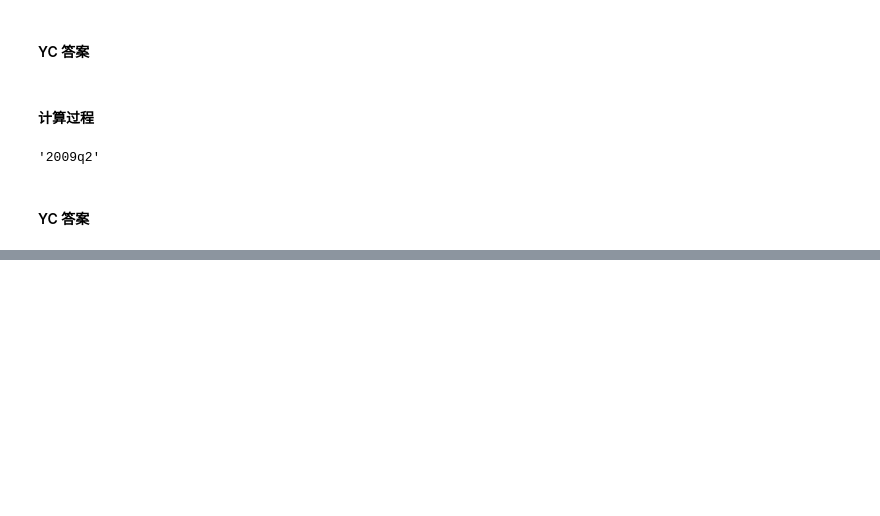
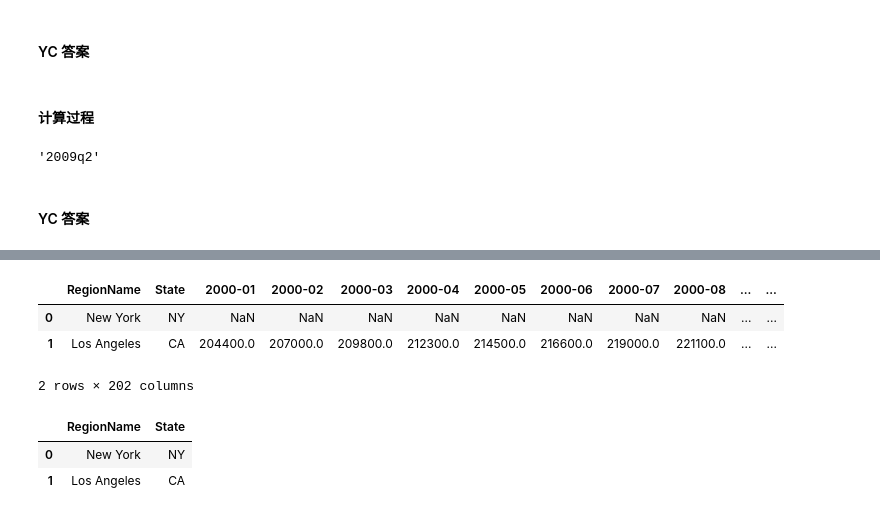
Before and after one commit to yunjcai/Applied-Data-Science-with-Python-Specialization, a Jupyter notebook: 1. Introduction to Data Science in Python/Week 4/Assignment+4.ipynb, the cells around one changed output, grey strips where cells are left out. Cells and saved outputs as stored; diff of their text form; code cells hidden in the pictures; blank space fills up the shorter version.

```diff
--- a/1. Introduction to Data Science in Python/Week 4/Assignment+4.ipynb
+++ b/1. Introduction to Data Science in Python/Week 4/Assignment+4.ipynb
@@ -239,0 +256,4 @@ def convert_housing_data_to_quarters():
+# %%
+# 读取数据
+df = pd.read_csv('City_Zhvi_AllHomes.csv')
+df.head(2)
@@ -239,0 +265,21 @@ def convert_housing_data_to_quarters():
+# %%
+# 仅提取 2000 年后，以及 State 和 RegionName 列
+list_col = [1, 2] + list(range(51,251))
+df = df.iloc[:, list_col]
+df.head(2)
+# %% [output]
+|  | RegionName | State | 2000-01 | 2000-02 | 2000-03 | 2000-04 | 2000-05 | 2000-06 | 2000-07 | 2000-08 | ... | ... |
+| 0 | New York | NY | NaN | NaN | NaN | NaN | NaN | NaN | NaN | NaN | ... | ... |
+| 1 | Los Angeles | CA | 204400.0 | 207000.0 | 209800.0 | 212300.0 | 214500.0 | 216600.0 | 219000.0 | 221100.0 | ... | ... |
+2 rows × 202 columns
+# %%
+# 生成新 DataFrame, 先仅包含 State 和 RegionName 列
+# 直接用 df[['RegionName', 'State']] 会生成 SettingWithCopyWarning：
+# A value is trying to be set on a copy of a slice from a DataFrame.
+# Try using .loc[row_indexer,col_indexer] = value instead
+df_qrt = df.loc[:, ['RegionName', 'State']]
+df_qrt.head(2)
+# %% [output]
+|  | RegionName | State |
+| 0 | New York | NY |
+| 1 | Los Angeles | CA |
```
Also changed, not shown: parts of 19 cells of this notebook.
